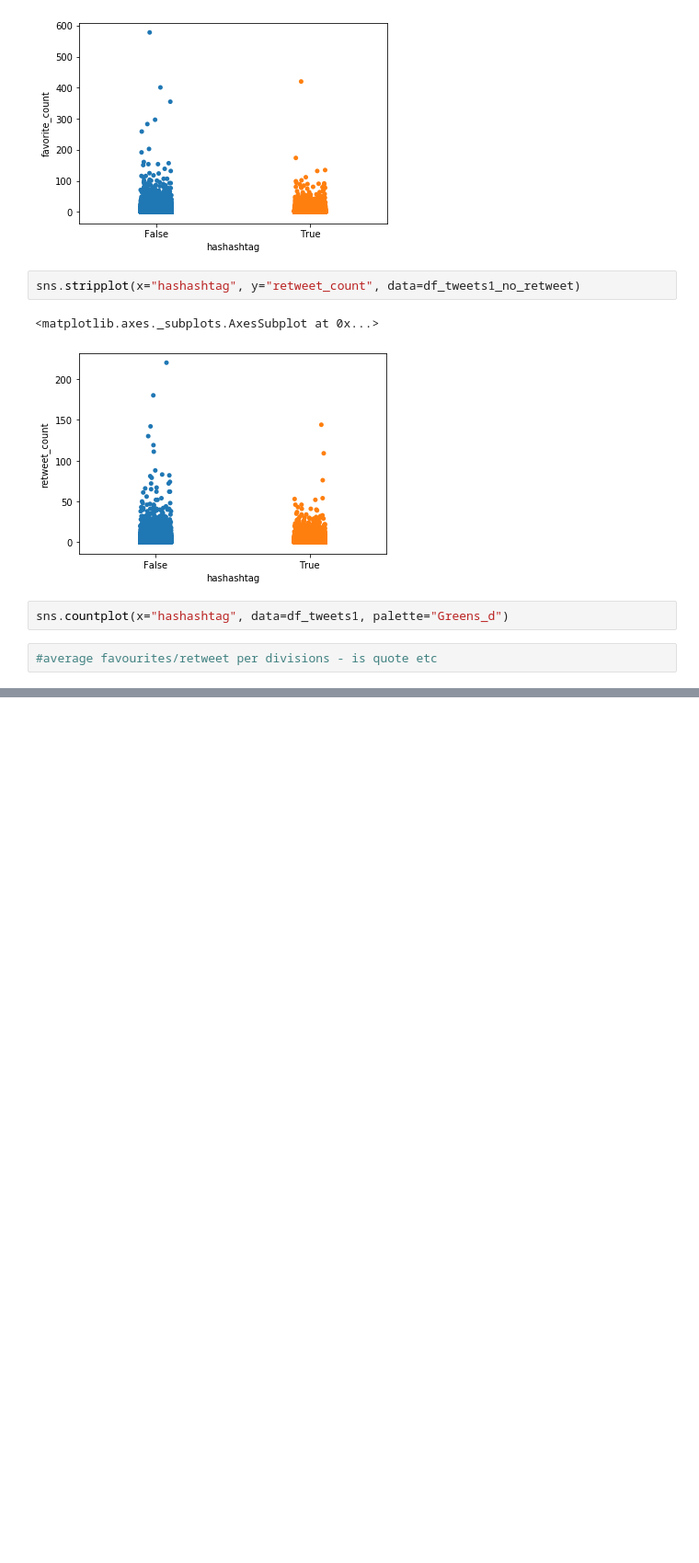
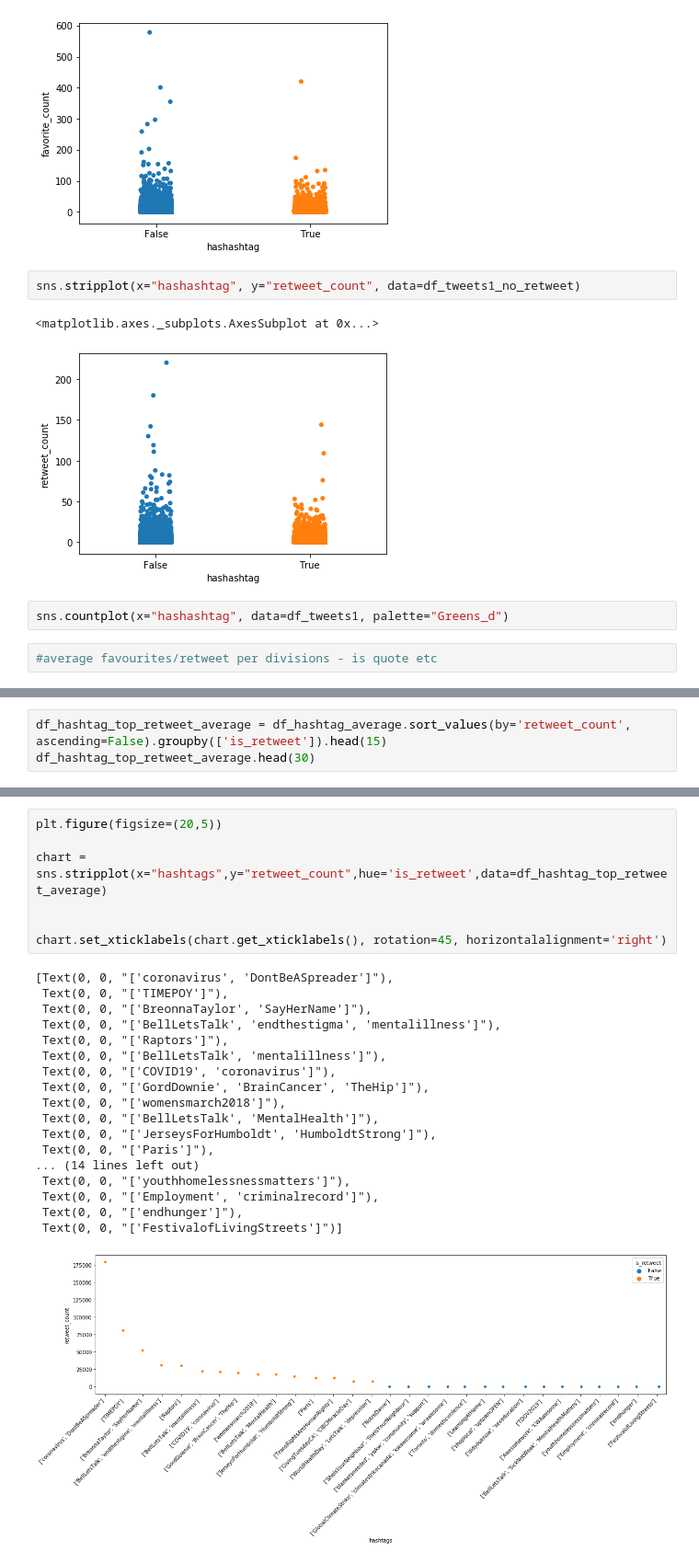
Before and after one commit to douglas-thoms/Datathon-2021-10-16, a Jupyter notebook: Douglas EDA.ipynb, the cells around one changed output, grey strips where cells are left out. Shown at 92% size. Saved outputs shown, nothing was run; the diff lists cells and outputs as text; blank space fills up the shorter version.

```diff
--- a/Douglas EDA.ipynb
+++ b/Douglas EDA.ipynb
@@ -248,0 +324,3 @@ sns.countplot(x="hashashtag", data=df_tweets1, palette="Greens_d")
+# %%
+df_hashtag_top_retweet_average = df_hashtag_average.sort_values(by='retweet_count', ascending=False).groupby(['is_retweet']).head(15)
+df_hashtag_top_retweet_average.head(30)
@@ -248,0 +345,26 @@ sns.countplot(x="hashashtag", data=df_tweets1, palette="Greens_d")
+# %%
+plt.figure(figsize=(20,5))
+
+chart = sns.stripplot(x="hashtags",y="retweet_count",hue='is_retweet',data=df_hashtag_top_retweet_average)
+
+
+chart.set_xticklabels(chart.get_xticklabels(), rotation=45, horizontalalignment='right')
+# %% [output]
+[Text(0, 0, "['coronavirus', 'DontBeASpreader']"),
+ Text(0, 0, "['TIMEPOY']"),
+ Text(0, 0, "['BreonnaTaylor', 'SayHerName']"),
+ Text(0, 0, "['BellLetsTalk', 'endthestigma', 'mentalillness']"),
+ Text(0, 0, "['Raptors']"),
+ Text(0, 0, "['BellLetsTalk', 'mentalillness']"),
+ Text(0, 0, "['COVID19', 'coronavirus']"),
+ Text(0, 0, "['GordDownie', 'BrainCancer', 'TheHip']"),
+ Text(0, 0, "['womensmarch2018']"),
+ Text(0, 0, "['BellLetsTalk', 'MentalHealth']"),
+ Text(0, 0, "['JerseysForHumboldt', 'HumboldtStrong']"),
+ Text(0, 0, "['Paris']"),
+... (14 lines left out)
+ Text(0, 0, "['youthhomelessnessmatters']"),
+ Text(0, 0, "['Employment', 'criminalrecord']"),
+ Text(0, 0, "['endhunger']"),
+ Text(0, 0, "['FestivalofLivingStreets']")]
+[figure, added]
```
Also changed, not shown: parts of 5 cells of this notebook.
